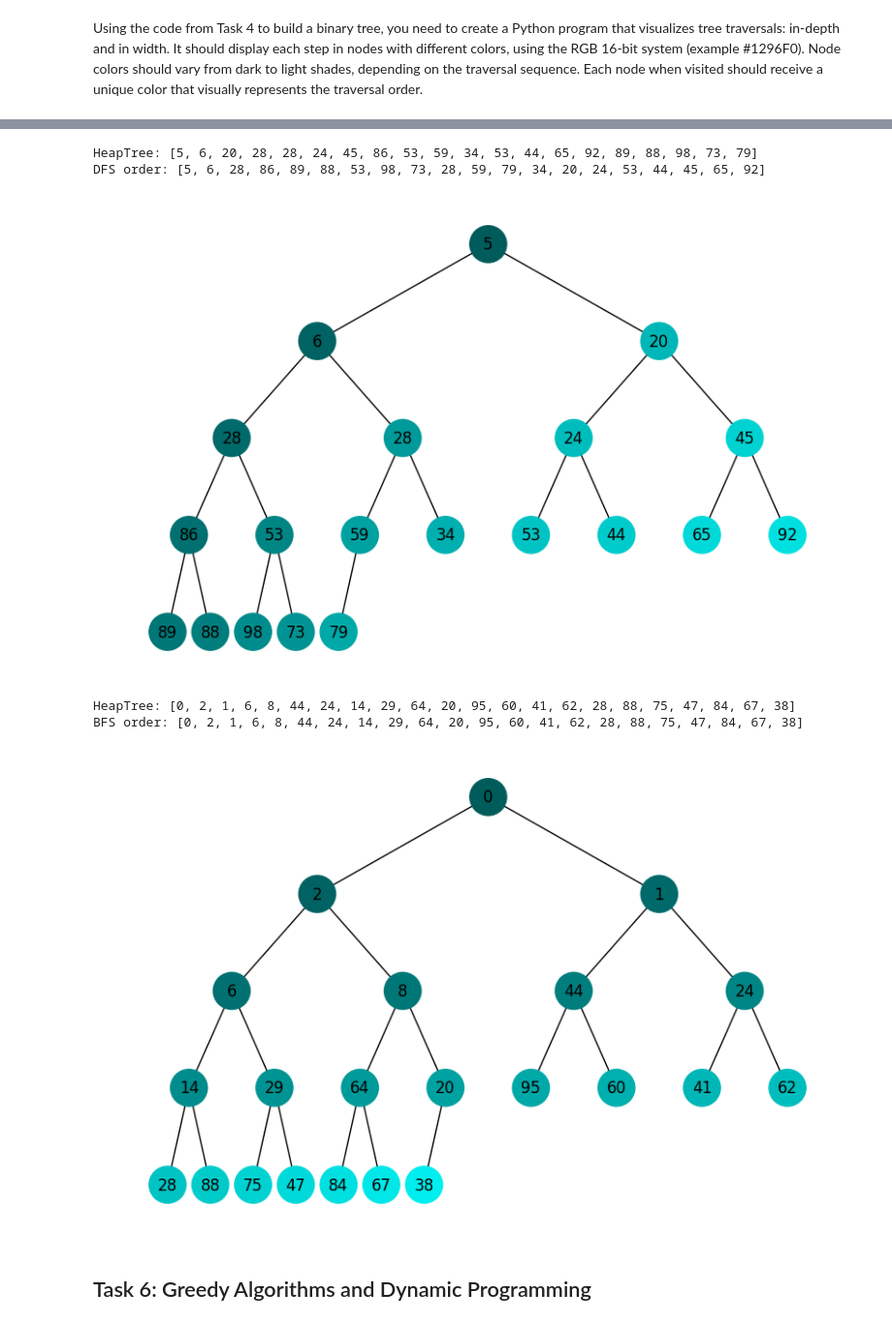
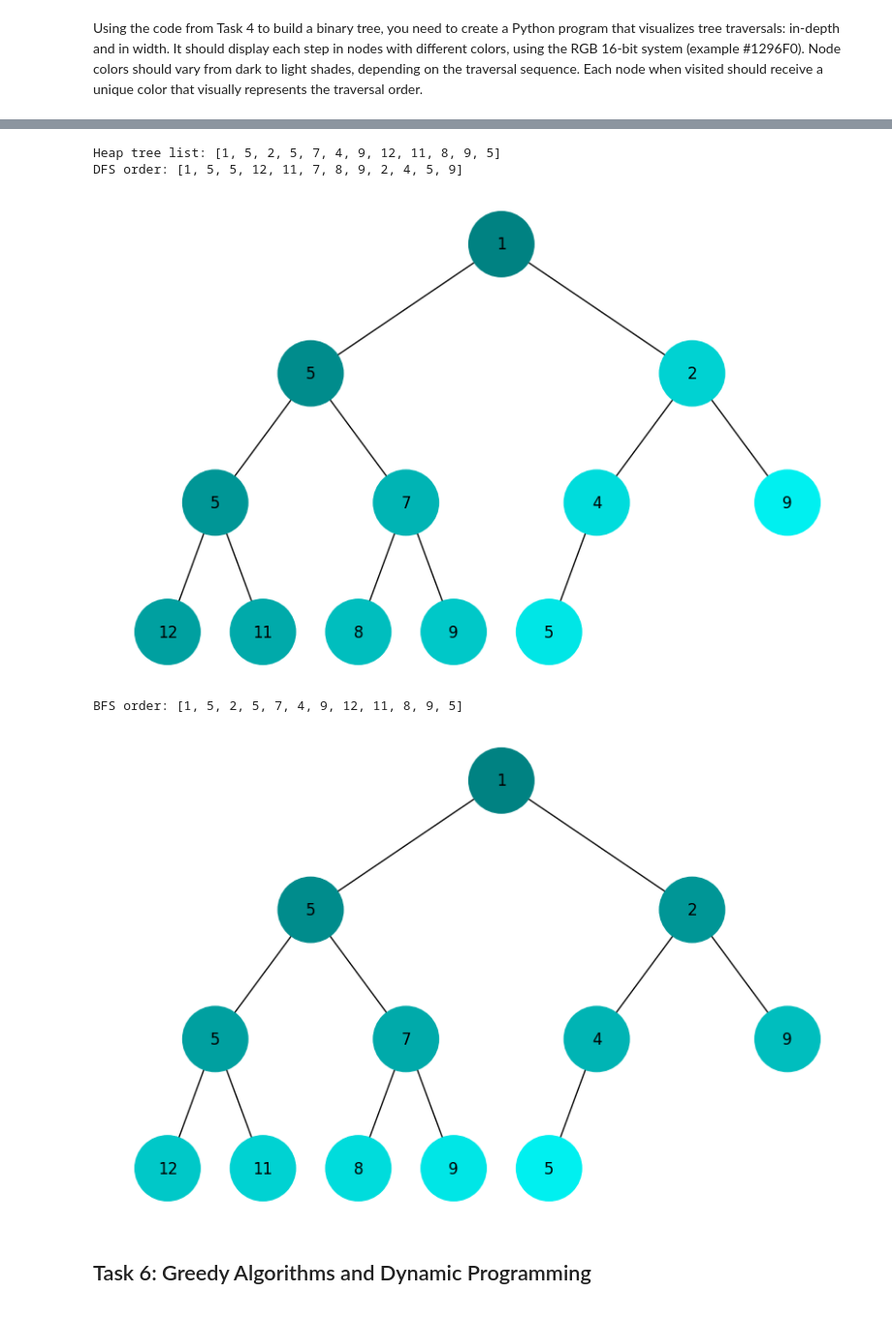
Before and after one commit to maximus-ms/goit-algo-fp, a Jupyter notebook: FinalProject_all_in_one.ipynb, the cells around one changed output, grey strips where cells are left out. Shown at 97% size. Saved outputs shown, nothing was run; the diff lists cells and outputs as text; code cells hidden in the pictures.

```diff
--- a/FinalProject_all_in_one.ipynb
+++ b/FinalProject_all_in_one.ipynb
@@ -193,27 +184,29 @@
-# %%
-from numpy import random
-from HeapTree import HeapTree
-
-ht = HeapTree(random.randint(99, size=20))
-print(f"HeapTree: {ht}")
-print(f"DFS order: {ht.dfs()}")
-ht.show()
-# %% [output]
-HeapTree: [5, 6, 20, 28, 28, 24, 45, 86, 53, 59, 34, 53, 44, 65, 92, 89, 88, 98, 73, 79]
-DFS order: [5, 6, 28, 86, 89, 88, 53, 98, 73, 28, 59, 79, 34, 20, 24, 53, 44, 45, 65, 92]
-[figure, removed]
-# %%
-from numpy import random
-from HeapTree import HeapTree
-
-ht = HeapTree(random.randint(99, size=22))
-print(f"HeapTree: {ht}")
-print(f"BFS order: {ht.bfs()}")
-ht.show()
-# %% [output]
-HeapTree: [0, 2, 1, 6, 8, 44, 24, 14, 29, 64, 20, 95, 60, 41, 62, 28, 88, 75, 47, 84, 67, 38]
-BFS order: [0, 2, 1, 6, 8, 44, 24, 14, 29, 64, 20, 95, 60, 41, 62, 28, 88, 75, 47, 84, 67, 38]
-[figure, removed]
+# %%
+import heapq
+from BuildHeapTree import draw_tree, build_heap_tree
+from ColorHeapTree import dfs, bfs
+
+# Let's take a list and make a heap
+heap_array = [12, 1, 9, 5, 8, 4, 2, 5, 11, 7, 9, 5]
+heapq.heapify(heap_array)
+# Build a binary tree
+heap_tree_root = build_heap_tree(heap_array)
+dfs_order = dfs(heap_tree_root)
+print(f"Heap tree list: {heap_array}")
+# Draw the tree after DFS
+print(f"DFS order: {dfs_order}")
+draw_tree(heap_tree_root)
+
+bfs_order = bfs(heap_tree_root)
+# Draw the tree after BFS
+print(f"BFS order: {bfs_order}")
+draw_tree(heap_tree_root)
+# %% [output]
+Heap tree list: [1, 5, 2, 5, 7, 4, 9, 12, 11, 8, 9, 5]
+DFS order: [1, 5, 5, 12, 11, 7, 8, 9, 2, 4, 5, 9]
+[figure, added]
+BFS order: [1, 5, 2, 5, 7, 4, 9, 12, 11, 8, 9, 5]
+[figure, added]
 # %% [markdown]
 ## Task 6: Greedy Algorithms and Dynamic Programming
 # %% [markdown]
```
Also changed, not shown: parts of 7 cells of this notebook, 4 other files.
